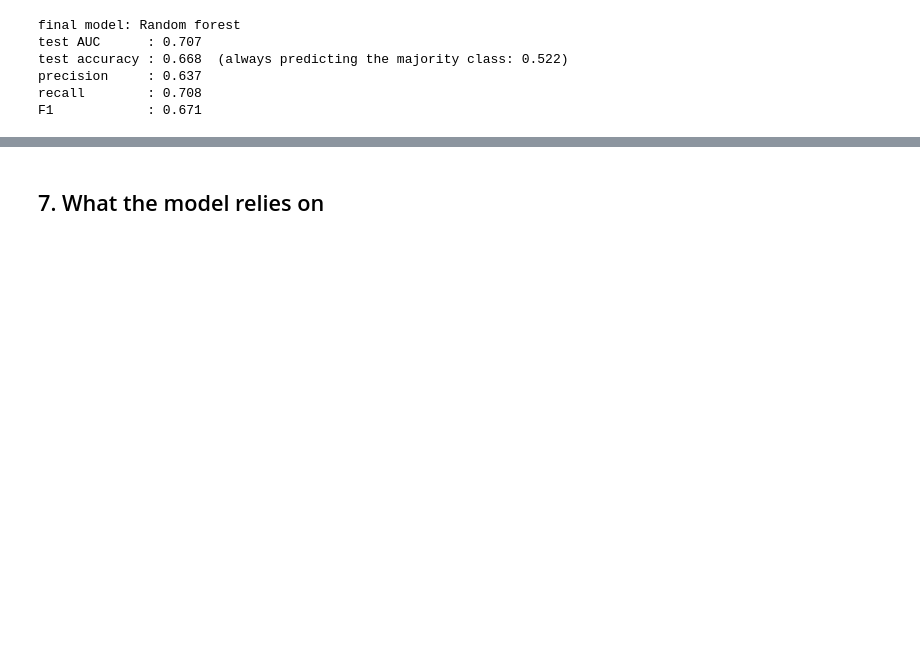
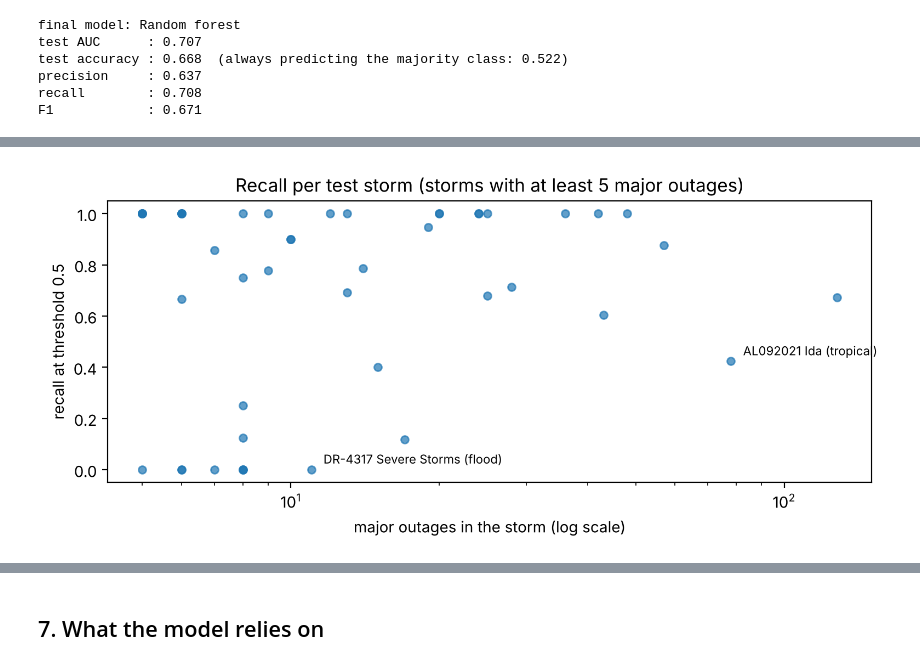
Before and after one commit to criptore/Lights-Out, a Jupyter notebook: notebooks/02_classifier.ipynb, the cells around one changed output, grey strips where cells are left out. Saved outputs shown, nothing was run; the diff lists cells and outputs as text; code cells hidden in the pictures; blank space fills up the shorter version.

```diff
--- a/notebooks/02_classifier.ipynb
+++ b/notebooks/02_classifier.ipynb
@@ -342,0 +409,16 @@ plt.show()
+# %%
+test_df = df.iloc[test_idx].assign(proba=proba, pred=pred)
+per_storm = (test_df.groupby(['event_id', 'name', 'kind'])
+                    .agg(counties=('major_outage', 'size'), major=('major_outage', 'sum'),
+                         found=('pred', lambda s: int((s & test_df.loc[s.index, 'major_outage']).sum())),
+                         wind_radius=('wind_radius', 'first'), median_share_out=('peak_share_out', 'median'),
+                         mean_proba=('proba', 'mean'))
+                    .reset_index())
+per_storm['recall'] = per_storm['found'] / per_storm['major']
+big = per_storm[per_storm['major'] >= 5].sort_values('recall')
+print(f"test storms with at least 5 major outages: {len(big)} (of {per_storm['event_id'].nunique()})")
+print(f"recall per storm: median {big['recall'].median():.2f}, "
+      f"{(big['recall'] < 0.5).sum()} storms below 0.5, {(big['recall'] >= 0.9).sum()} storms at 0.9 or more")
+big['name'] = big['name'].str.slice(0, 40)
+display(big.head(5).round(2))
+big.tail(5).round(2)
@@ -342,0 +440,17 @@ plt.show()
+# %%
+fig, ax = plt.subplots(figsize=(8, 3.6))
+ax.scatter(big['major'], big['recall'], s=25, alpha=0.7)
+worst = big.sort_values(['recall', 'major'], ascending=[True, False]).iloc[0]
+most_missed = big.assign(missed=big['major'] - big['found']).sort_values('missed').iloc[-1]
+for s in (worst, most_missed):
+    ax.annotate(f"{s['event_id']} {s['name'].split(',')[0][:20]} ({s['kind']})", (s['major'], s['recall']),
+                xytext=(8, 4), textcoords='offset points', fontsize=8)
+ax.set_xscale('log')
+ax.set_xlabel('major outages in the storm (log scale)')
+ax.set_ylabel('recall at threshold 0.5')
+ax.set_title('Recall per test storm (storms with at least 5 major outages)')
+plt.tight_layout()
+fig.savefig(FIG / 'classifier_recall_per_storm.png', dpi=150, bbox_inches='tight')
+plt.show()
+# %% [output]
+[figure, added]
```
Also changed, not shown: parts of 13 cells of this notebook, 4 other files.
